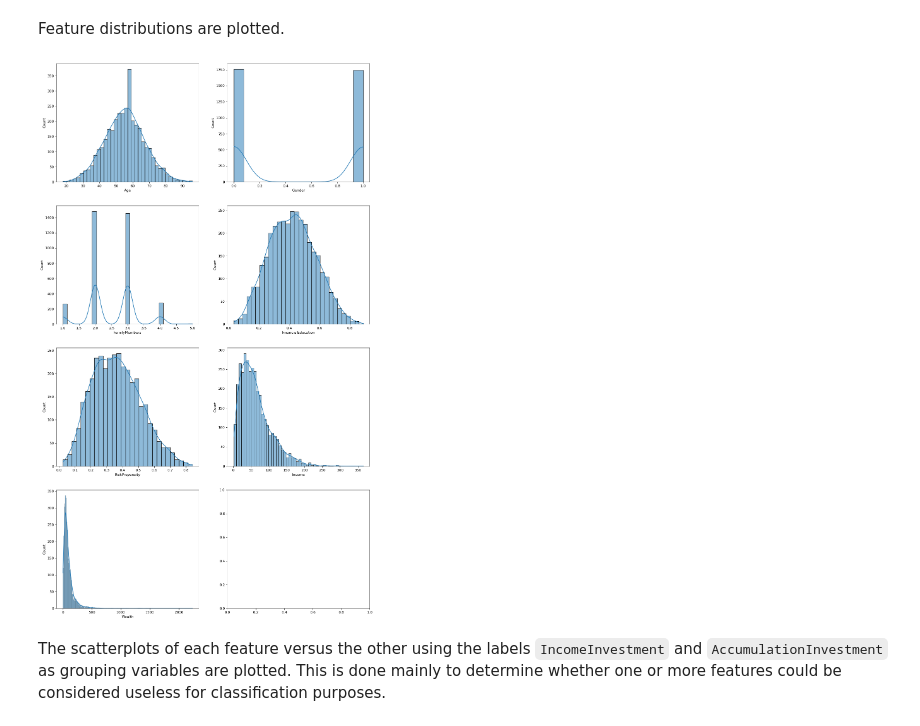
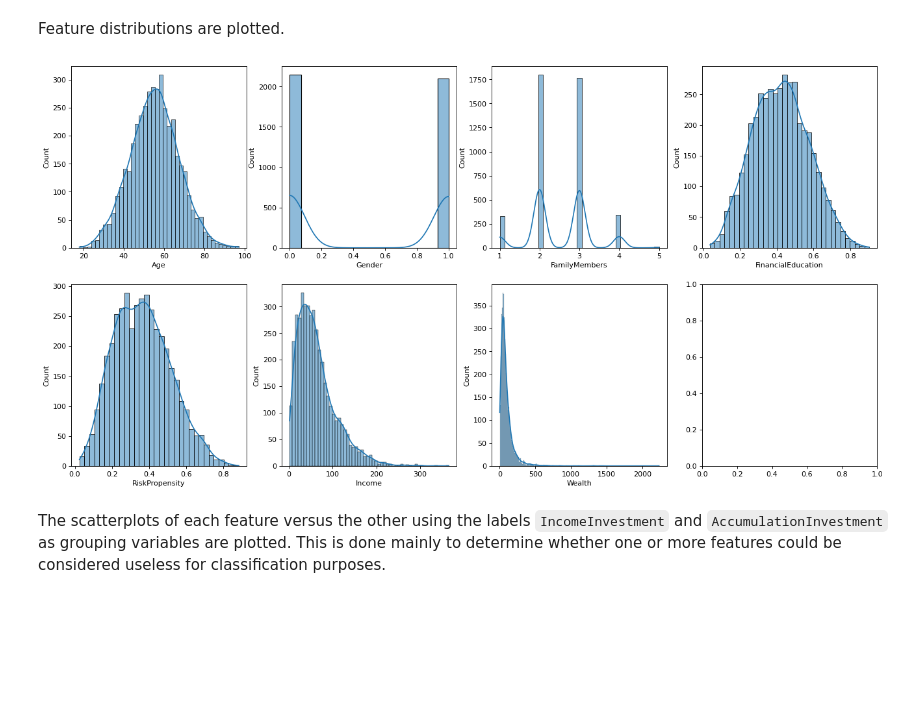
Before and after one commit to venturellimatteo/fintech-projects, a Jupyter notebook: 2 - Recommendation System/RecommendationSystem.ipynb, the cells around one changed output. Cells and saved outputs as stored; diff of their text form; code cells hidden in the pictures; blank space fills up the shorter version.

```diff
--- a/2 - Recommendation System/RecommendationSystem.ipynb
+++ b/2 - Recommendation System/RecommendationSystem.ipynb
@@ -32,34 +34,36 @@ The dataframes are split into training, validation and test sets (splits: $70\%$
 # %%
 from sklearn.model_selection import train_test_split
 
-# first split between training and validation + testing
-x_train, x_val_test, y_inc_train, y_inc_val_test = train_test_split(x_df, y_inc_df, test_size=0.3, random_state=seed)
-x_train, x_val_test, y_acc_train, y_acc_val_test = train_test_split(x_df, y_acc_df, test_size=0.3, random_state=seed)
-
-# second split between validation and testing
-x_val, x_test, y_inc_val, y_inc_test = train_test_split(x_val_test, y_inc_val_test, test_size=0.5, random_state=seed)
-x_val, x_test, y_acc_val, y_acc_test = train_test_split(x_val_test, y_acc_val_test, test_size=0.5, random_state=seed)
+x_train, x_test, y_inc_train, y_inc_test = train_test_split(x_df, y_inc_df, test_size=0.15, random_state=seed)
+x_train, x_test, y_acc_train, y_acc_test = train_test_split(x_df, y_acc_df, test_size=0.15, random_state=seed)
 # %% [markdown]
 # Data Exploration
 # %% [markdown]
 Feature distributions are plotted.
 # %%
-fig, axes = plt.subplots(4, 2, figsize=(16,28), dpi=80)
+# defining the number of subplots per row and column
+n_rows = 2
+n_cols = 4
+
+# creating the figure and the set of subplots
+fig, axes = plt.subplots(n_rows, n_cols, figsize=(20,10), dpi=80)
 features = x_train.columns
 
+# initializing the row and column indexes
 row = column = 0
 
+# for each feature: select the correct axis, plot the feature distribution and update the indexes
 for f in features:
     ax = axes[row][column]
 
     sns.histplot(data=x_train, x=f, ax=ax, kde=True)
 
     column = column + 1
-    if column % 2 == 0:
+    if column % n_cols == 0:
         column = 0
         row = row + 1
 # %% [output]
-[figure, old version]
+[figure, new version]
 # %% [markdown]
 The scatterplots of each feature versus the other using the labels <code>IncomeInvestment</code> and <code>AccumulationInvestment</code> as grouping variables are plotted. This is done mainly to determine whether one or more features could be considered useless for classification purposes.
 # %%
```
Also changed, not shown: parts of 37 cells of this notebook, 1 other file.
